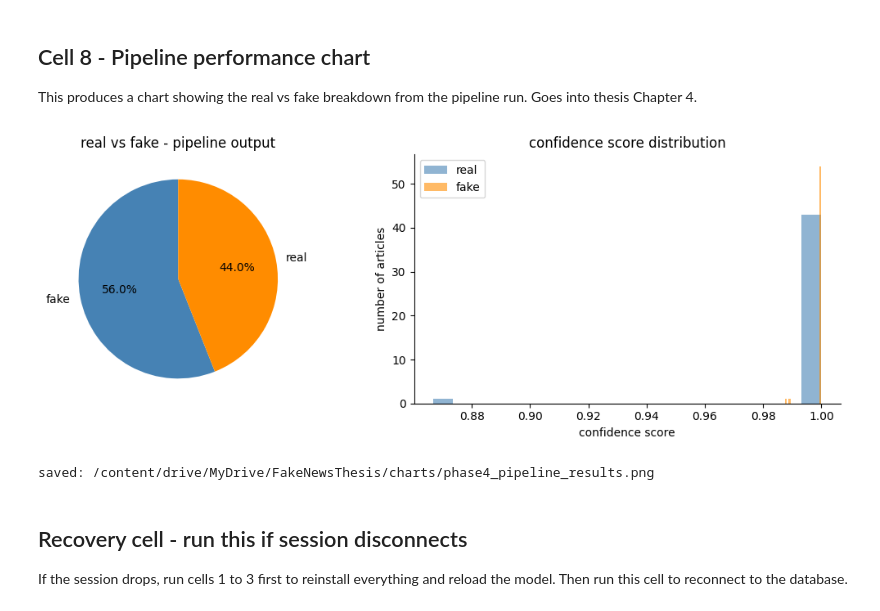
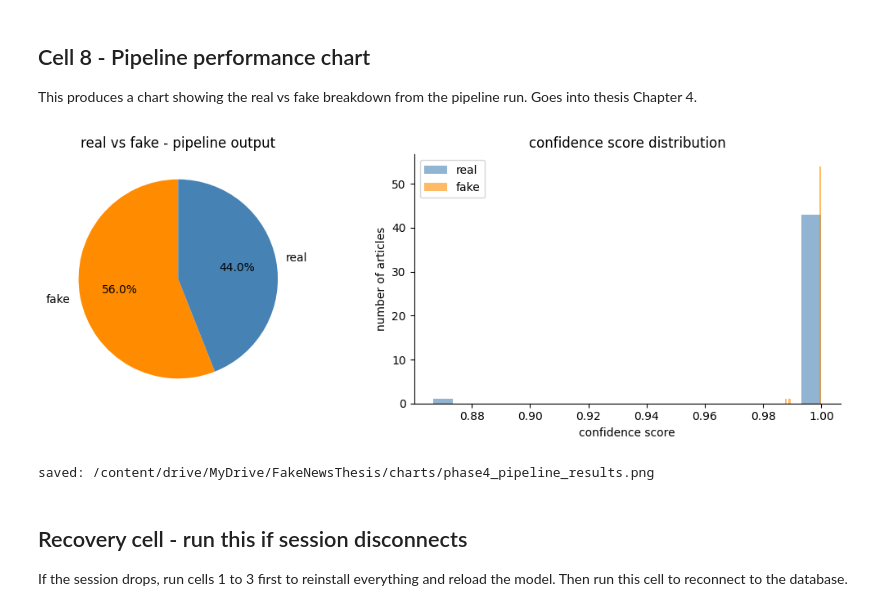
Before and after one commit to mikesayanka/fake-news-detection-thesis, a Jupyter notebook: phase4-streaming-pipeline/Phase4_StreamingPipeline_GC3183502.ipynb, the cells around one changed output. Saved outputs shown, nothing was run; the diff lists cells and outputs as text; code cells hidden in the pictures.

Commit message:
Phase 4: fixed colours in Chart - real is steelblue, fake is darkorange in both charts

```diff
--- a/phase4-streaming-pipeline/Phase4_StreamingPipeline_GC3183502.ipynb
+++ b/phase4-streaming-pipeline/Phase4_StreamingPipeline_GC3183502.ipynb
@@ -608,35 +608,36 @@ fig, axes = plt.subplots(1, 2, figsize=(11, 4))
 
 # chart 1: real vs fake pie chart
 label_counts = df['label_text'].value_counts()
 axes[0].pie(
     label_counts.values,
     labels=label_counts.index,
-    colors=['steelblue', 'darkorange'],
+    colors=['steelblue' if l == 'real' else 'darkorange'
+            for l in label_counts.index],
     autopct='%1.1f%%',
     startangle=90
 )
 axes[0].set_title('real vs fake - pipeline output')
 
 # chart 2: confidence score distribution
 real_conf = df[df['label_text'] == 'real']['confidence']
 fake_conf = df[df['label_text'] == 'fake']['confidence']
 
 axes[1].hist(real_conf, bins=20, alpha=0.6, color='steelblue', label='real')
 axes[1].hist(fake_conf, bins=20, alpha=0.6, color='darkorange', label='fake')
 axes[1].set_xlabel('confidence score')
 axes[1].set_ylabel('number of articles')
 axes[1].set_title('confidence score distribution')
 axes[1].legend()
 axes[1].spines['top'].set_visible(False)
 axes[1].spines['right'].set_visible(False)
 
 plt.tight_layout()
 p1 = charts_dir + '/phase4_pipeline_results.png'
 plt.savefig(p1, dpi=150, bbox_inches='tight')
 plt.show()
 print('saved:', p1)
 # %% [output]
-[figure, old version]
+[figure, new version]
 saved: /content/drive/MyDrive/FakeNewsThesis/charts/phase4_pipeline_results.png
 # %% [markdown]
 ## Recovery cell - run this if session disconnects
```
Also changed, not shown: parts of 1 cell of this notebook, 1 other file.
